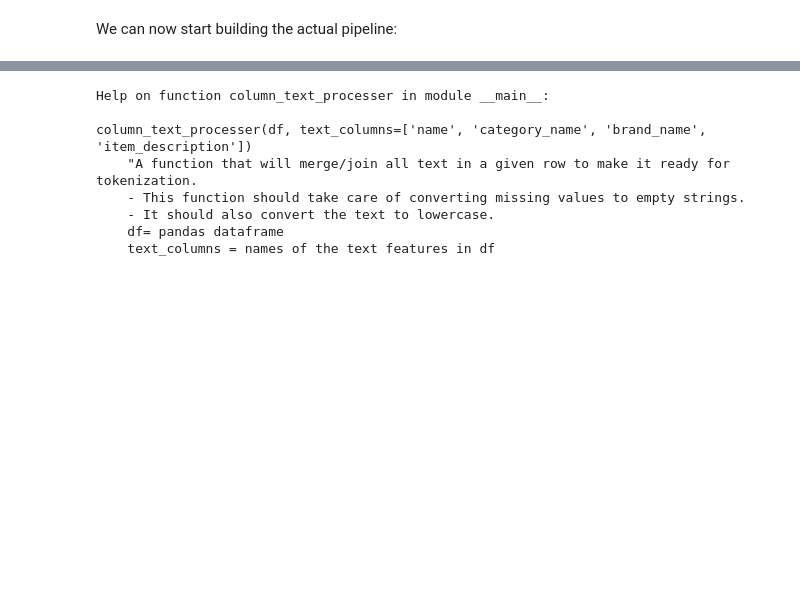
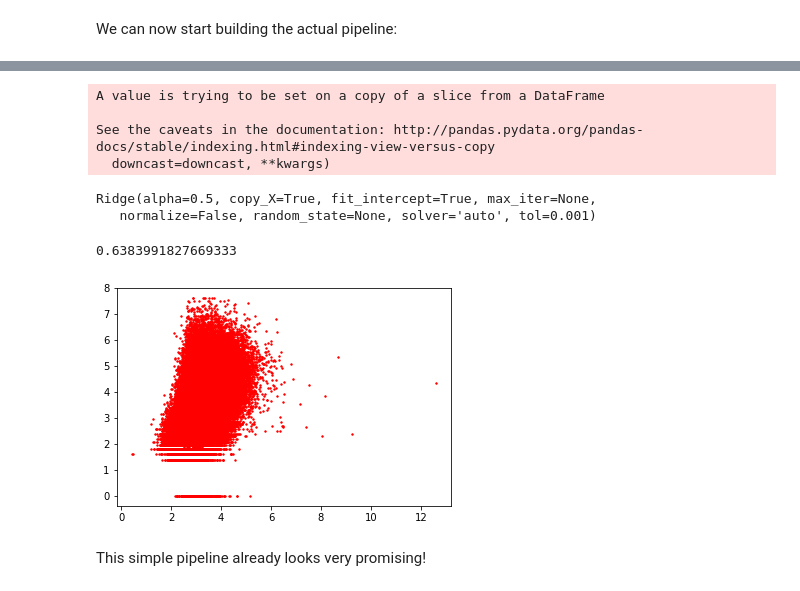
Before and after one commit to ayguno/Kaggle-Mercari-Price-Suggestion-Challenge, a Jupyter notebook: Kaggle Mercari Price Suggestion Challenge IPython Kernel.ipynb, the cells around one changed output, grey strips where cells are left out. Cells and saved outputs as stored; diff of their text form; code cells hidden in the pictures; blank space fills up the shorter version.

Commit message:
Ridge model trained

```diff
--- a/Kaggle Mercari Price Suggestion Challenge IPython Kernel.ipynb
+++ b/Kaggle Mercari Price Suggestion Challenge IPython Kernel.ipynb
@@ -305,3 +310 @@ pl1 = Pipeline([
 ])
-# %%
-pl1.fit(X_train,y_train)
@@ -321,11 +311,30 @@ np.array(y_train.price).shape
-# %%
-help(column_text_processer)
-# %% [output]
-Help on function column_text_processer in module __main__:
-
-column_text_processer(df, text_columns=['name', 'category_name', 'brand_name', 'item_description'])
-    "A function that will merge/join all text in a given row to make it ready for tokenization.
-    - This function should take care of converting missing values to empty strings.
-    - It should also convert the text to lowercase.
-    df= pandas dataframe
-    text_columns = names of the text features in df
+# %%
+# We fit_transform X outside of the pipeline to obtain transformed X for hyperparameter search,
+# since transformation step takes long time and we want to avoid repeating everytime
+X_train_transformed = pl1.fit_transform(X_train,y_train)
+# %% [output]
+A value is trying to be set on a copy of a slice from a DataFrame
+
+See the caveats in the documentation: http://pandas.pydata.org/pandas-docs/stable/indexing.html#indexing-view-versus-copy
+  downcast=downcast, **kwargs)
+# %%
+# We start with ridge regression
+model1 = Ridge(alpha=0.5)
+model1.fit(X_train_transformed, y_train)
+# %% [output]
+Ridge(alpha=0.5, copy_X=True, fit_intercept=True, max_iter=None,
+   normalize=False, random_state=None, solver='auto', tol=0.001)
+# %%
+y_pred1 = model1.predict(X_train_transformed)
+# %%
+from sklearn.metrics import mean_squared_error
+np.sqrt(mean_squared_error(y_train,y_pred1))
+# %% [output]
+0.6383991827669333
+# %%
+plt.scatter(y_pred1,y_train, s = 2, c = "r")
+plt.show()
+# %% [output]
+[figure, added]
+# %% [markdown]
+This simple pipeline already looks very promising!
```
Also changed, not shown: parts of 8 cells of this notebook.
